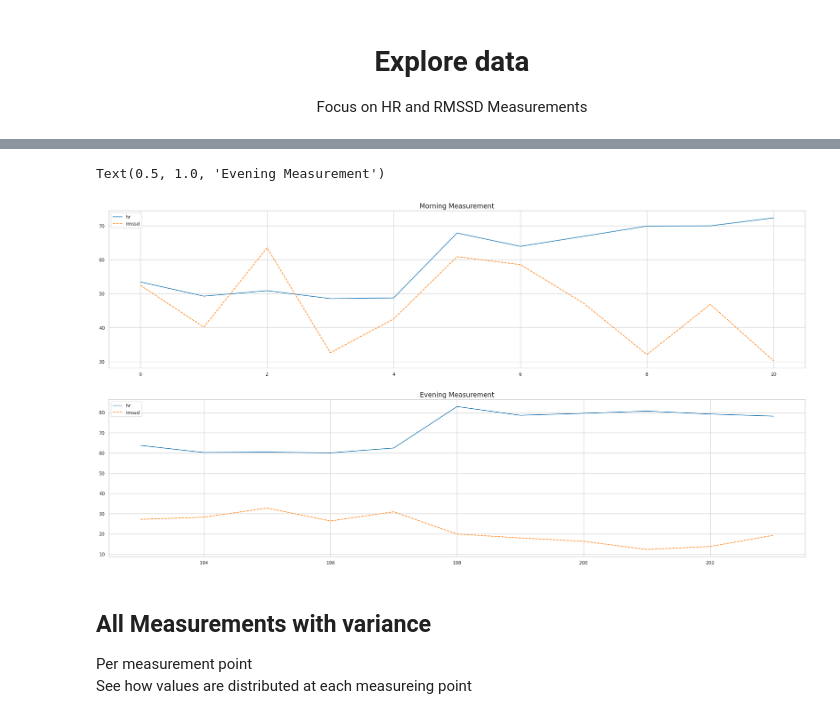
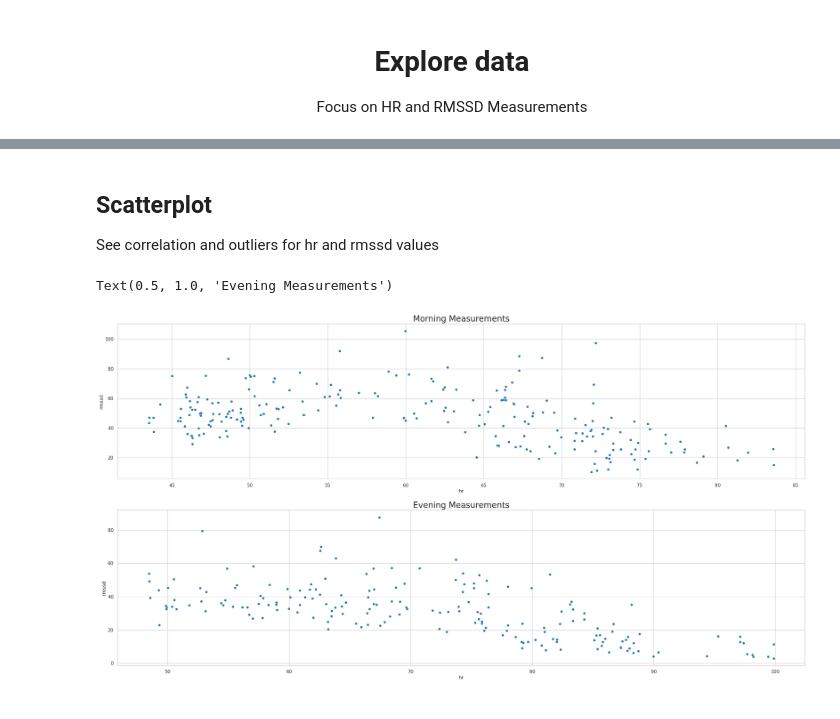
Before and after one commit to ChristianKoplenig/hrv_public, a Jupyter notebook: daily_hrv.ipynb, the cells around one changed output, grey strips where cells are left out. Drawn from its saved outputs; the diff is of its cells as text; code cells hidden in the pictures.

Commit message:
finished eda plots, cleaned code, added csv folder to git

```diff
--- a/daily_hrv.ipynb
+++ b/daily_hrv.ipynb
@@ -150,16 +308,19 @@ See how individual measurement looks like
+# %% [markdown]
+## Scatterplot
+See correlation and outliers for hr and rmssd values
 # %%
 fig, axes = plt.subplots(nrows=2, ncols=1, figsize=(30,15) )
 
-sns.lineplot(data=idx0_lastMeasurement[['hr', 'rmssd']],
+sns.scatterplot(data=select_measurement_idx0,
+             x='hr',
+             y='rmssd',
              ax=axes[0])
-sns.lineplot(data=idx1_lastMeasurement[['hr', 'rmssd']],
+sns.scatterplot(data=select_measurement_idx1,
+             x='hr',
+             y='rmssd',
              ax=axes[1])
-axes[0].set_title("Morning Measurement", fontsize=16)
-axes[1].set_title("Evening Measurement", fontsize=16)
+axes[0].set_title('Morning Measurements', fontsize=20)
+axes[1].set_title('Evening Measurements', fontsize=20)
 # %% [output]
-Text(0.5, 1.0, 'Evening Measurement')
+Text(0.5, 1.0, 'Evening Measurements')
-[figure, old version]
+[figure, new version]
-# %% [markdown]
-## All Measurements with variance
-Per measurement point
-See how values are distributed at each measureing point
```
Also changed, not shown: parts of 31 cells of this notebook, 3 other files.
